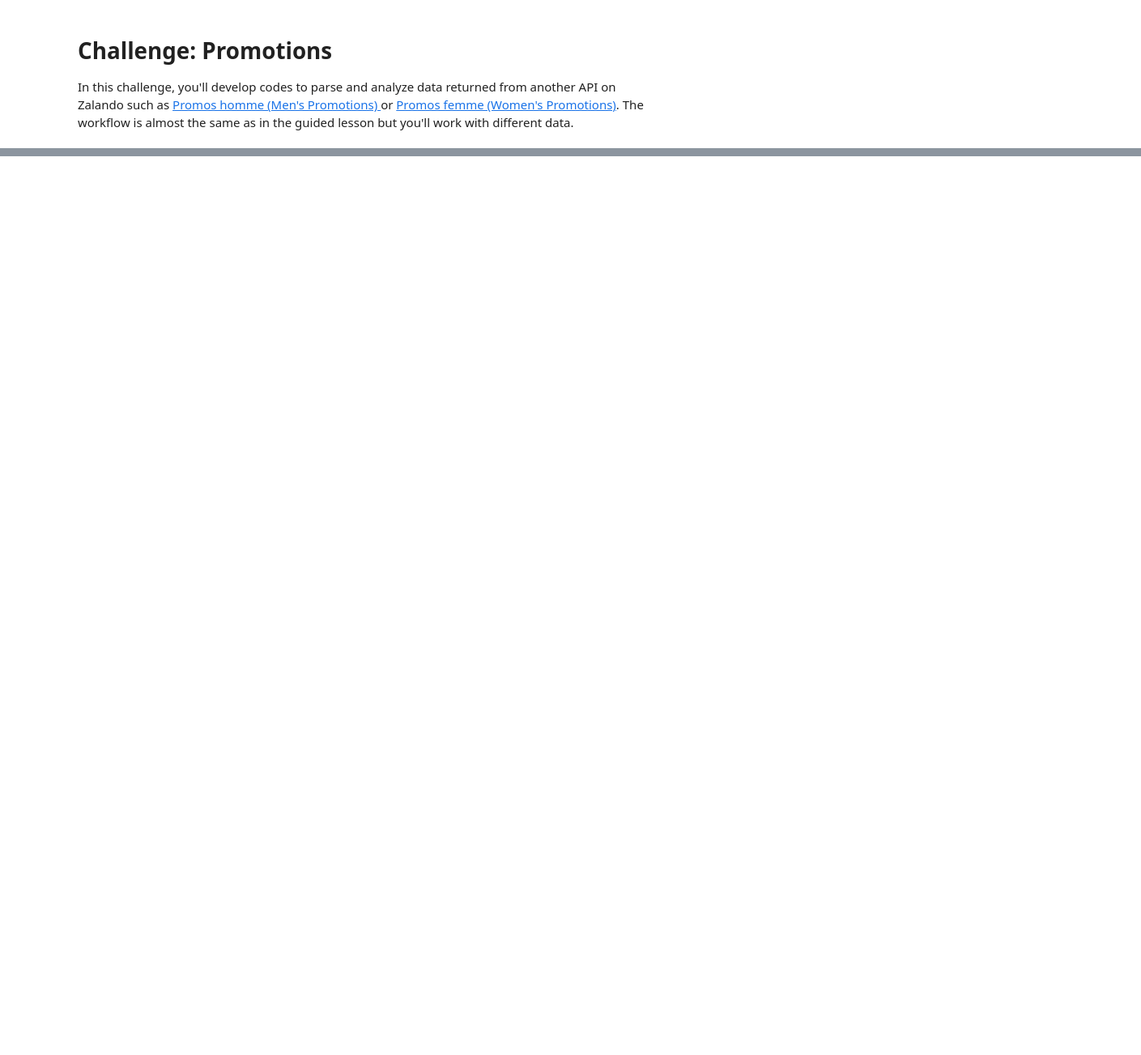
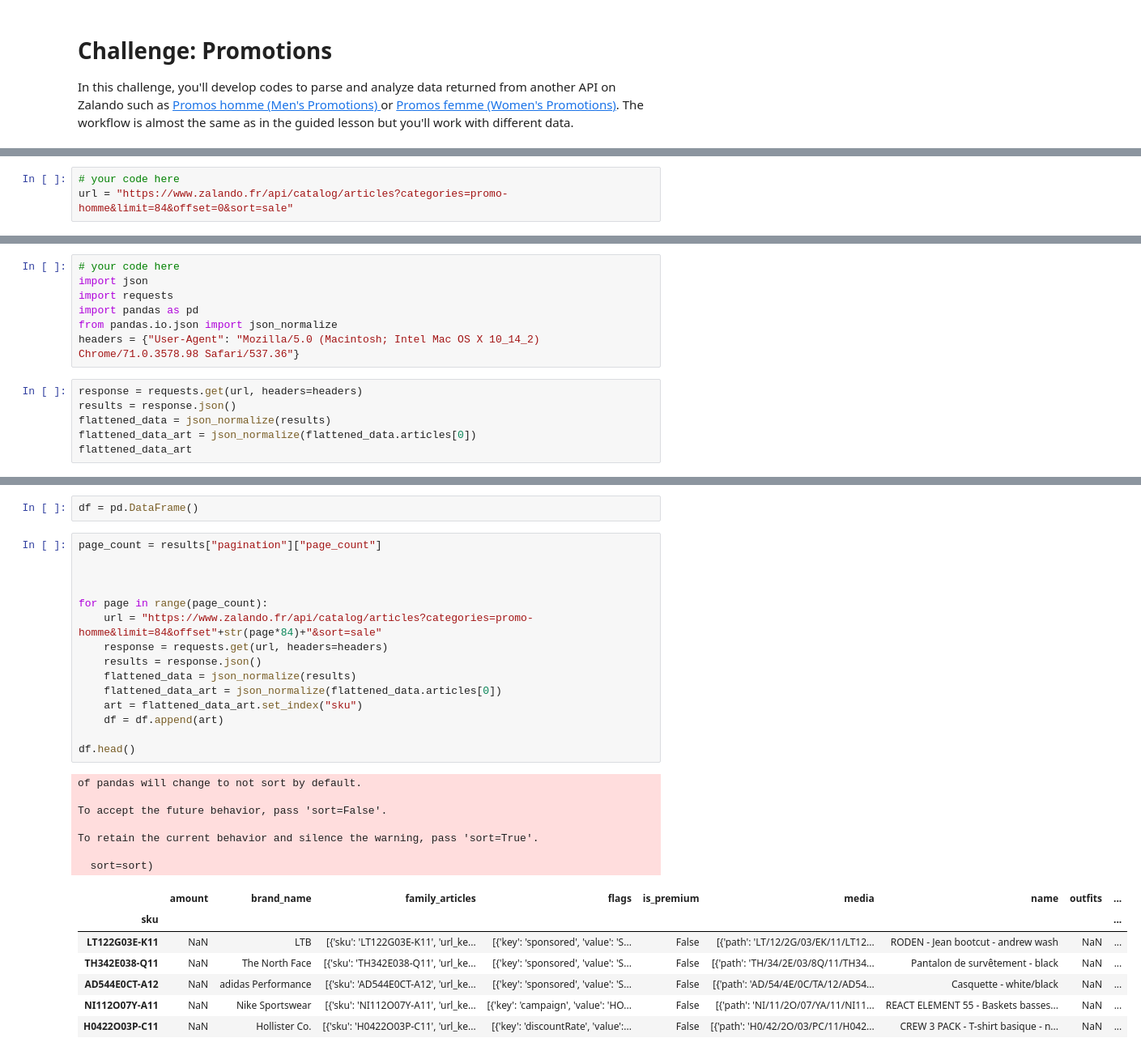
Before and after one commit to ta-datapt-bcn/lab-parsing-API-data, a Jupyter notebook: your-code/main.ipynb, the cells around one changed output, grey strips where cells are left out. Shown: that part at 81% size. Cells and saved outputs as stored; diff of their text form; blank space fills up the shorter version.

```diff
--- a/your-code/main.ipynb
+++ b/your-code/main.ipynb
@@ -20,3 +18,6 @@ Wrote your codes in the cell below to obtain the data from the API endpoint you
+# %%
+# your code here
+url = "https://www.zalando.fr/api/catalog/articles?categories=promo-homme&limit=84&offset=0&sort=sale"
 # %% [markdown]
 ## Reading the data
 
@@ -37,0 +37,13 @@ In the next cell, use Python to obtain data from the API endpoint you chose in t
+# %%
+# your code here
+import json
+import requests
+import pandas as pd
+from pandas.io.json import json_normalize
+headers = {"User-Agent": "Mozilla/5.0 (Macintosh; Intel Mac OS X 10_14_2) Chrome/71.0.3578.98 Safari/537.36"}
+# %%
+response = requests.get(url, headers=headers)
+results = response.json()
+flattened_data = json_normalize(results)
+flattened_data_art = json_normalize(flattened_data.articles[0])
+flattened_data_art
@@ -38,3 +69,35 @@ In the next cell, use Python to obtain data from the API endpoint you chose in t
+# %%
+df = pd.DataFrame()
+# %%
+page_count = results["pagination"]["page_count"]
+
+
+
+for page in range(page_count):
+    url = "https://www.zalando.fr/api/catalog/articles?categories=promo-homme&limit=84&offset"+str(page*84)+"&sort=sale"
+    response = requests.get(url, headers=headers)
+    results = response.json()
+    flattened_data = json_normalize(results)
+    flattened_data_art = json_normalize(flattened_data.articles[0])
+    art = flattened_data_art.set_index("sku")
+    df = df.append(art)
+
+df.head()
+# %% [output]
+of pandas will change to not sort by default.
+
+To accept the future behavior, pass 'sort=False'.
+
+To retain the current behavior and silence the warning, pass 'sort=True'.
+
+  sort=sort)
+|  | amount | brand_name | family_articles | flags | is_premium | media | name | outfits | ... |
+| sku |  |  |  |  |  |  |  |  | ... |
+| LT122G03E-K11 | NaN | LTB | [{'sku': 'LT122G03E-K11', 'url_ke... | [{'key': 'sponsored', 'value': 'S... | False | [{'path': 'LT/12/2G/03/EK/11/LT12... | RODEN - Jean bootcut - andrew wash | NaN | ... |
+| TH342E038-Q11 | NaN | The North Face | [{'sku': 'TH342E038-Q11', 'url_ke... | [{'key': 'sponsored', 'value': 'S... | False | [{'path': 'TH/34/2E/03/8Q/11/TH34... | Pantalon de survêtement - black | NaN | ... |
+| AD544E0CT-A12 | NaN | adidas Performance | [{'sku': 'AD544E0CT-A12', 'url_ke... | [{'key': 'sponsored', 'value': 'S... | False | [{'path': 'AD/54/4E/0C/TA/12/AD54... | Casquette - white/black | NaN | ... |
+| NI112O07Y-A11 | NaN | Nike Sportswear | [{'sku': 'NI112O07Y-A11', 'url_ke... | [{'key': 'campaign', 'value': 'HO... | False | [{'path': 'NI/11/2O/07/YA/11/NI11... | REACT ELEMENT 55 - Baskets basses... | NaN | ... |
+| H0422O03P-C11 | NaN | Hollister Co. | [{'sku': 'H0422O03P-C11', 'url_ke... | [{'key': 'discountRate', 'value':... | False | [{'path': 'H0/42/2O/03/PC/11/H042... | CREW 3 PACK - T-shirt basique - n... | NaN | ... |
 # %% [markdown]
 ## Bonus
 
```
Also changed, not shown: parts of 3 cells of this notebook.
